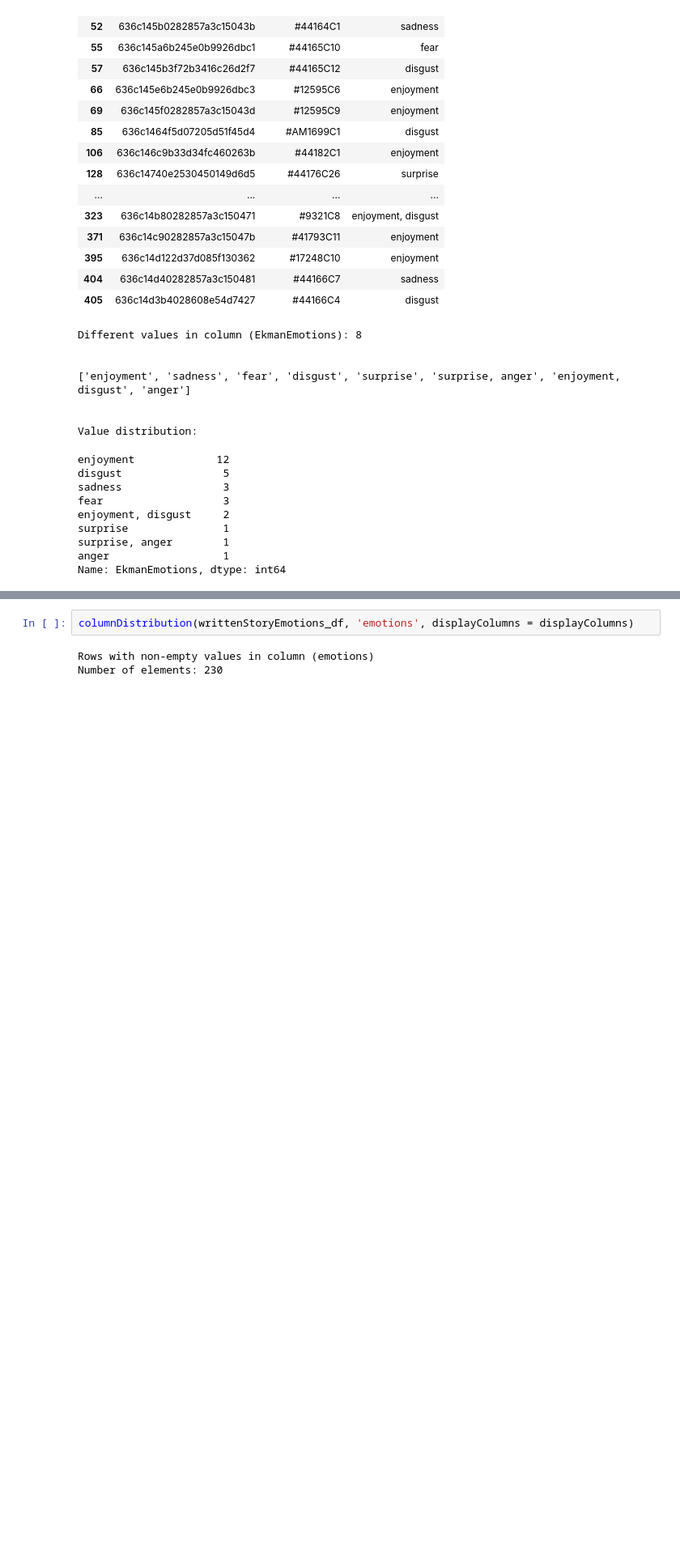
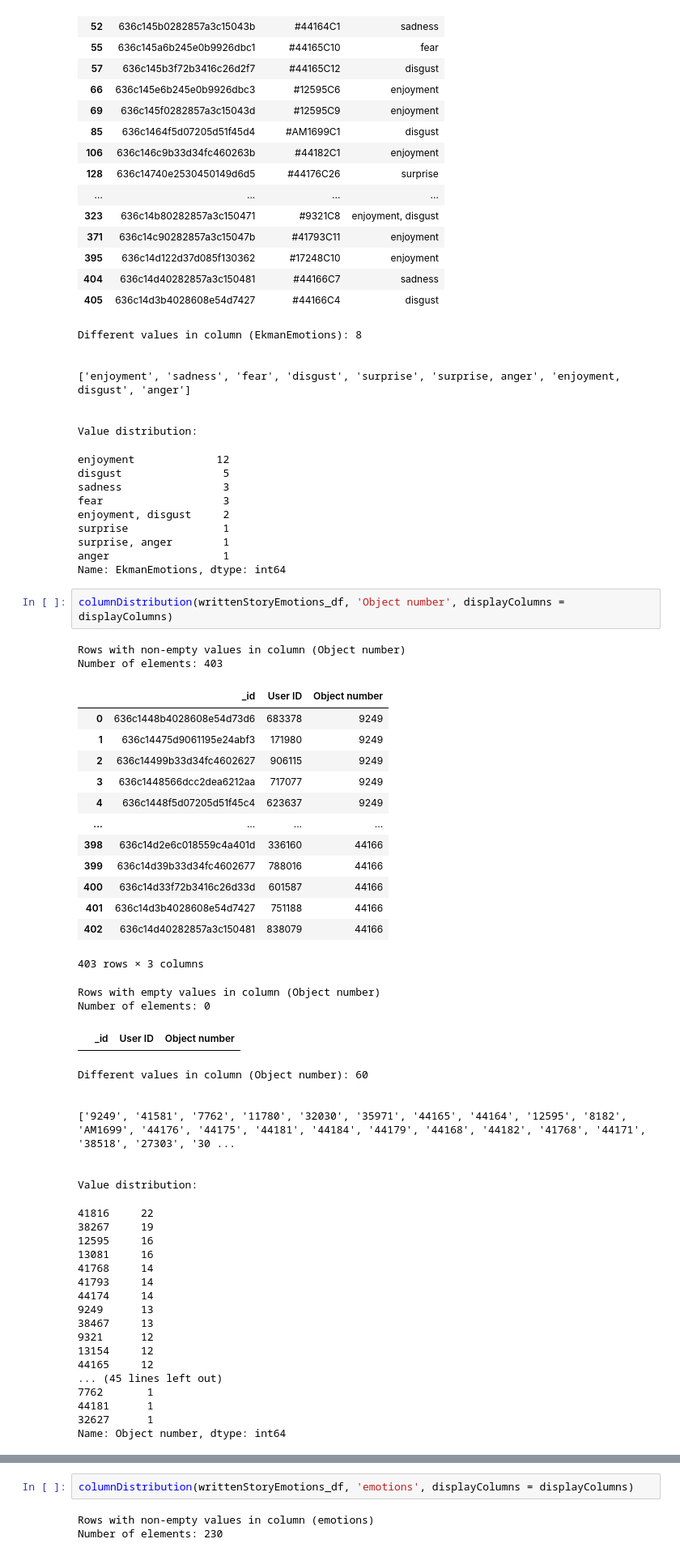
Before and after one commit to angelsanmar/LHD_Documentation, a Jupyter notebook: DMH/20230214/artifacts_stories_data.ipynb, the cells around one changed output, grey strips where cells are left out. Shown at 81% size. Cells and saved outputs as stored; diff of their text form; blank space fills up the shorter version.

```diff
--- a/DMH/20230214/artifacts_stories_data.ipynb
+++ b/DMH/20230214/artifacts_stories_data.ipynb
@@ -1533,3 +1533,48 @@ surprise               1
 surprise, anger        1
 anger                  1
 Name: EkmanEmotions, dtype: int64
+# %%
+columnDistribution(writtenStoryEmotions_df, 'Object number', displayColumns = displayColumns)
+# %% [output]
+Rows with non-empty values in column (Object number)
+Number of elements: 403
+|  | _id | User ID | Object number |
+| 0 | 636c1448b4028608e54d73d6 | 683378 | 9249 |
+| 1 | 636c14475d9061195e24abf3 | 171980 | 9249 |
+| 2 | 636c14499b33d34fc4602627 | 906115 | 9249 |
+| 3 | 636c1448566dcc2dea6212aa | 717077 | 9249 |
+| 4 | 636c1448f5d07205d51f45c4 | 623637 | 9249 |
+| ... | ... | ... | ... |
+| 398 | 636c14d2e6c018559c4a401d | 336160 | 44166 |
+| 399 | 636c14d39b33d34fc4602677 | 788016 | 44166 |
+| 400 | 636c14d33f72b3416c26d33d | 601587 | 44166 |
+| 401 | 636c14d3b4028608e54d7427 | 751188 | 44166 |
+| 402 | 636c14d40282857a3c150481 | 838079 | 44166 |
+403 rows × 3 columns
+Rows with empty values in column (Object number)
+Number of elements: 0
+|  | _id | User ID | Object number |
+Different values in column (Object number): 60
+
+
+['9249', '41581', '7762', '11780', '32030', '35971', '44165', '44164', '12595', '8182', 'AM1699', '44176', '44175', '44181', '44184', '44179', '44168', '44182', '41768', '44171', '38518', '27303', '30 ...
+
+
+Value distribution:
+41816     22
+38267     19
+12595     16
+13081     16
+41768     14
+41793     14
+44174     14
+9249      13
+38467     13
+9321      12
+13154     12
+44165     12
+... (45 lines left out)
+7762       1
+44181      1
+32627      1
+Name: Object number, dtype: int64
```
Also changed, not shown: parts of 19 cells of this notebook, 1 other file.
